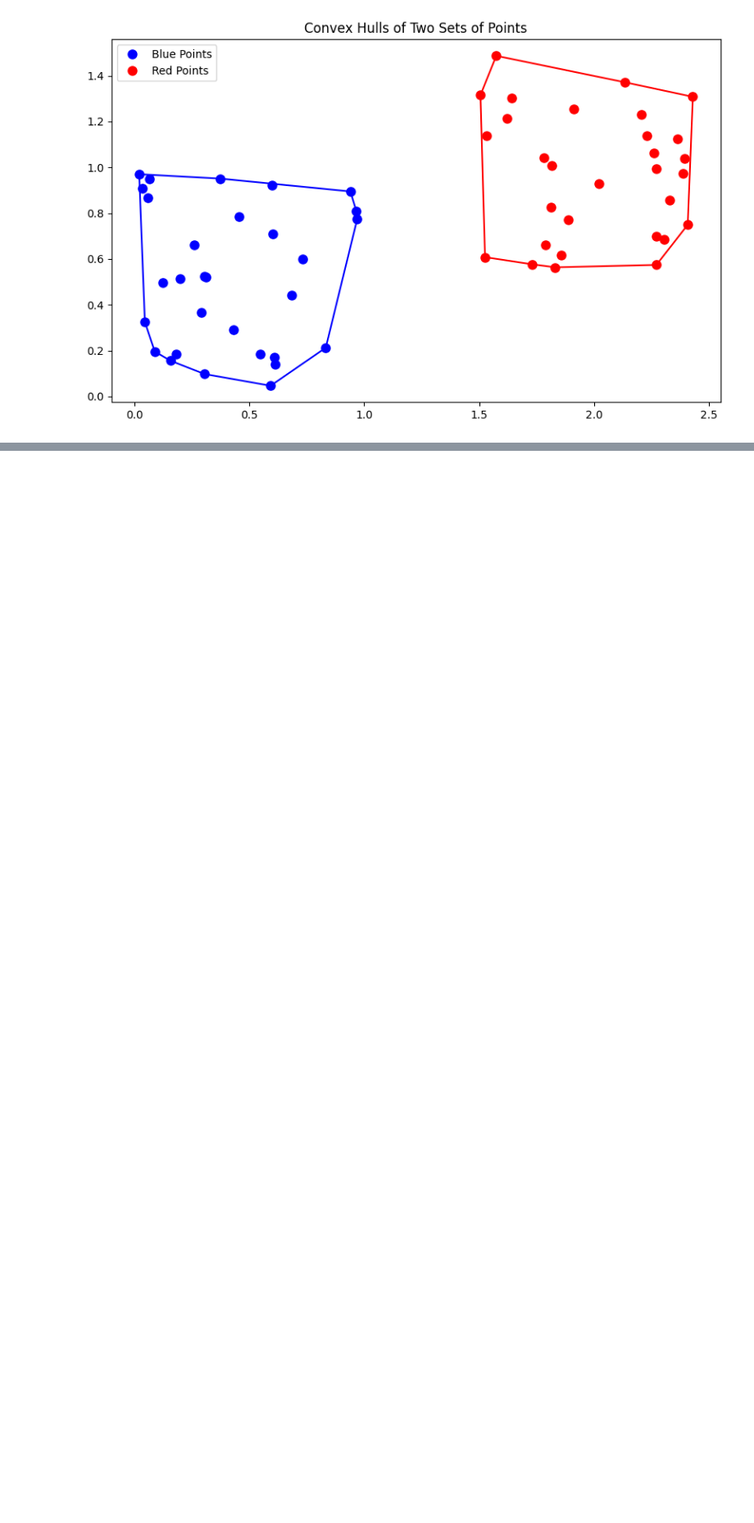
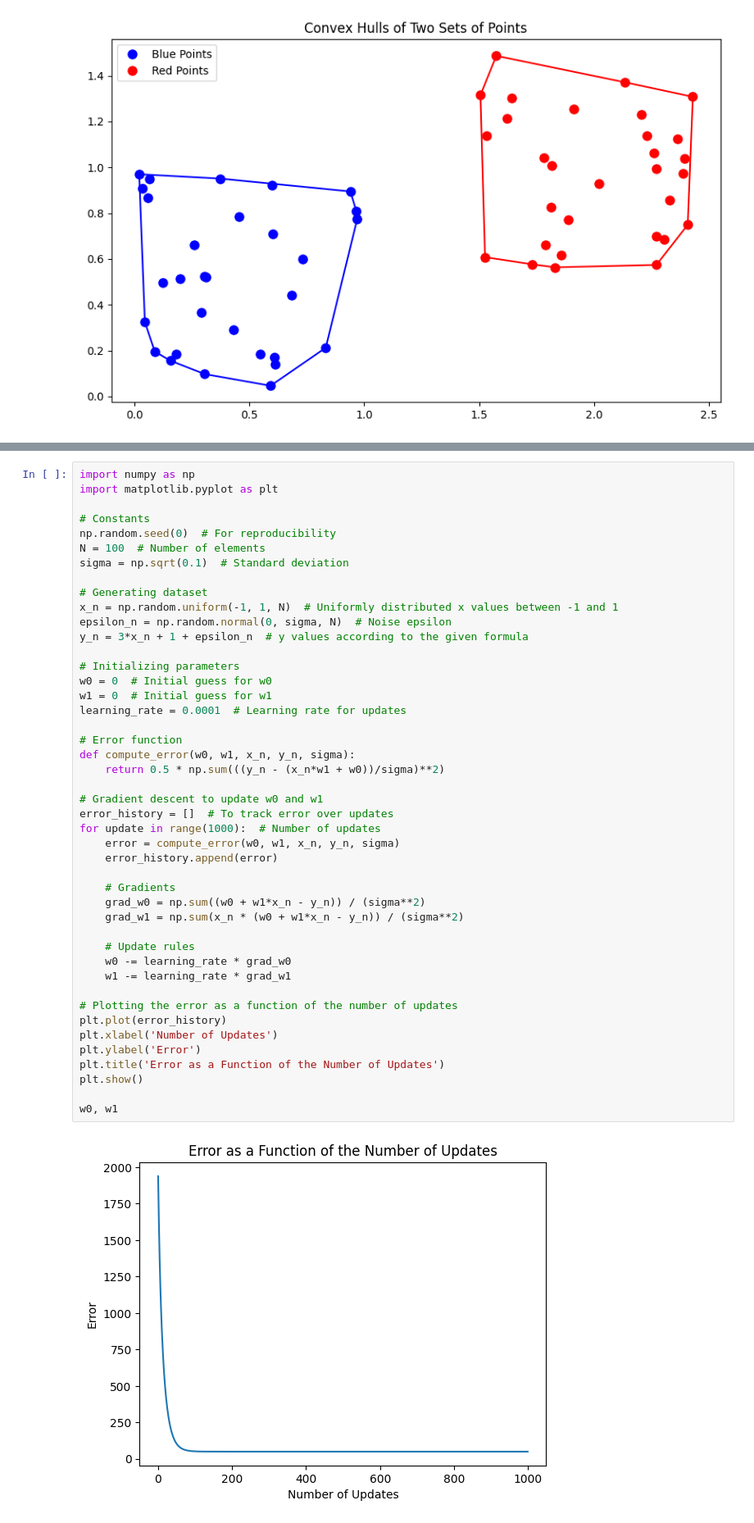
Before and after one commit to OlajideFemi/Carbon-Footprint, a Jupyter notebook: Untitled11.ipynb, the cells around one changed output, grey strips where cells are left out. Shown at 82% size. Drawn from its saved outputs; the diff is of its cells as text; blank space fills up the shorter version.

```diff
--- a/Untitled11.ipynb
+++ b/Untitled11.ipynb
@@ -75,0 +144,47 @@ plt.show()
+# %%
+import numpy as np
+import matplotlib.pyplot as plt
+
+# Constants
+np.random.seed(0)  # For reproducibility
+N = 100  # Number of elements
+sigma = np.sqrt(0.1)  # Standard deviation
+
+# Generating dataset
+x_n = np.random.uniform(-1, 1, N)  # Uniformly distributed x values between -1 and 1
+epsilon_n = np.random.normal(0, sigma, N)  # Noise epsilon
+y_n = 3*x_n + 1 + epsilon_n  # y values according to the given formula
+
+# Initializing parameters
+w0 = 0  # Initial guess for w0
+w1 = 0  # Initial guess for w1
+learning_rate = 0.0001  # Learning rate for updates
+
+# Error function
+def compute_error(w0, w1, x_n, y_n, sigma):
+    return 0.5 * np.sum(((y_n - (x_n*w1 + w0))/sigma)**2)
+
+# Gradient descent to update w0 and w1
+error_history = []  # To track error over updates
+for update in range(1000):  # Number of updates
+    error = compute_error(w0, w1, x_n, y_n, sigma)
+    error_history.append(error)
+
+    # Gradients
+    grad_w0 = np.sum((w0 + w1*x_n - y_n)) / (sigma**2)
+    grad_w1 = np.sum(x_n * (w0 + w1*x_n - y_n)) / (sigma**2)
+
+    # Update rules
+    w0 -= learning_rate * grad_w0
+    w1 -= learning_rate * grad_w1
+
+# Plotting the error as a function of the number of updates
+plt.plot(error_history)
+plt.xlabel('Number of Updates')
+plt.ylabel('Error')
+plt.title('Error as a Function of the Number of Updates')
+plt.show()
+
+w0, w1
+# %% [output]
+[figure, added]
```
Also changed, not shown: parts of 34 cells of this notebook.
